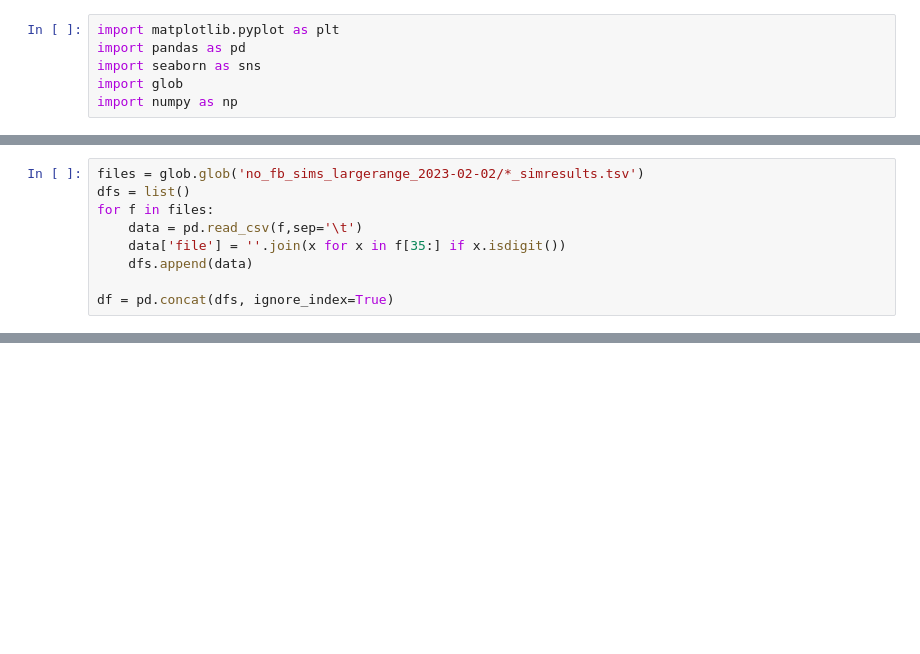
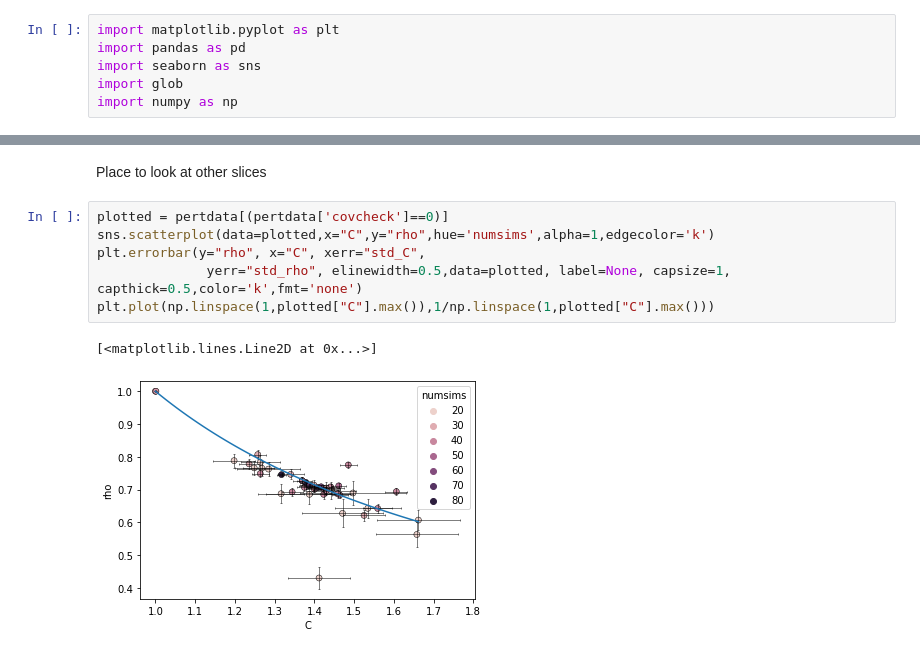
Before and after one commit to s-iyengar/StochFiniteDiffs, a Jupyter notebook: nofb_pointsplot.ipynb, the cells around one changed output, grey strips where cells are left out. Cells and saved outputs as stored; diff of their text form; blank space fills up the shorter version.

```diff
--- a/nofb_pointsplot.ipynb
+++ b/nofb_pointsplot.ipynb
@@ -25,9 +24,0 @@ def joinedbootstrap(experimentdata,n):
-# %%
-files = glob.glob('no_fb_sims_largerange_2023-02-02/*_simresults.tsv')
-dfs = list()
-for f in files:
-    data = pd.read_csv(f,sep='\t')
-    data['file'] = ''.join(x for x in f[35:] if x.isdigit())
-    dfs.append(data)
-
-df = pd.concat(dfs, ignore_index=True)
@@ -91,0 +105,11 @@ pertdata
+# %% [markdown]
+Place to look at other slices
+# %%
+plotted = pertdata[(pertdata['covcheck']==0)]
+sns.scatterplot(data=plotted,x="C",y="rho",hue='numsims',alpha=1,edgecolor='k')
+plt.errorbar(y="rho", x="C", xerr="std_C",
+              yerr="std_rho", elinewidth=0.5,data=plotted, label=None, capsize=1, capthick=0.5,color='k',fmt='none')
+plt.plot(np.linspace(1,plotted["C"].max()),1/np.linspace(1,plotted["C"].max()))
+# %% [output]
+[<matplotlib.lines.Line2D at 0x...>]
+[figure, added]
```
Also changed, not shown: parts of 26 cells of this notebook, 2 other files.
